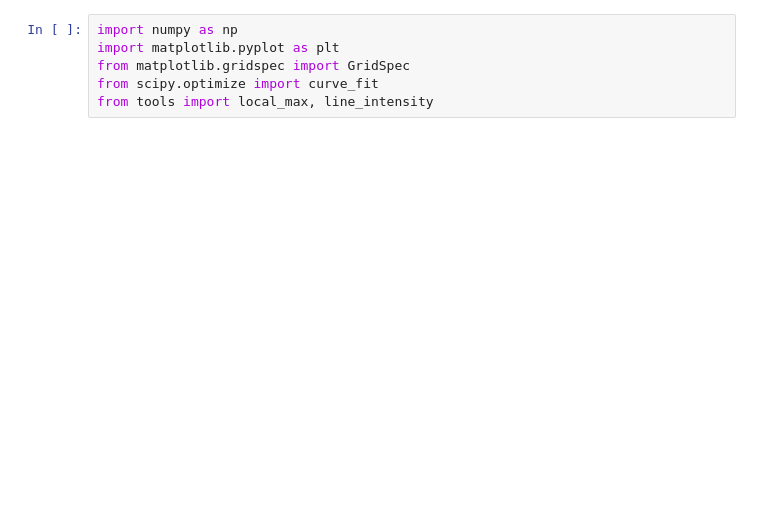
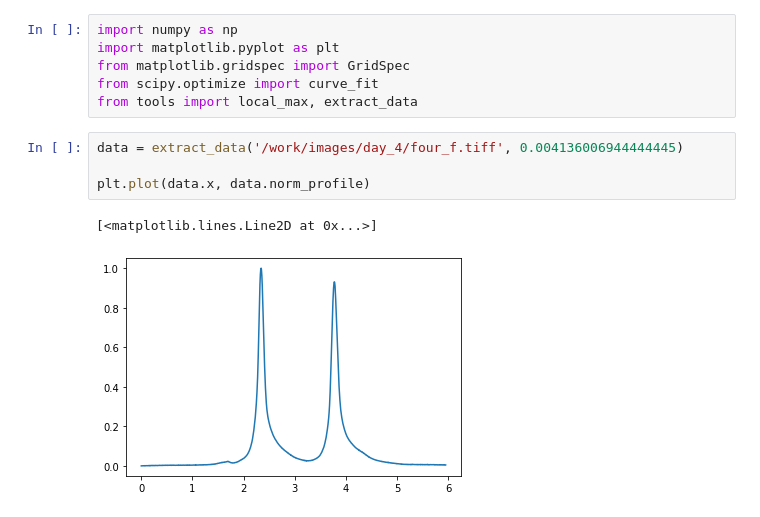
Before and after one commit to Elliot-Wadge/Phys-332W-SF, a Jupyter notebook: elliot_testing.ipynb, the cells around one changed output. Cells and saved outputs as stored; diff of their text form; blank space fills up the shorter version.

```diff
--- a/elliot_testing.ipynb
+++ b/elliot_testing.ipynb
@@ -3,7 +3,14 @@ import numpy as np
 import matplotlib.pyplot as plt
 from matplotlib.gridspec import GridSpec
 from scipy.optimize import curve_fit
-from tools import local_max, line_intensity
+from tools import local_max, extract_data
+# %%
+data = extract_data('/work/images/day_4/four_f.tiff', 0.004136006944444445)
+
+plt.plot(data.x, data.norm_profile)
+# %% [output]
+[<matplotlib.lines.Line2D at 0x...>]
+[figure, added]
 # %% [markdown]
 <a style='text-decoration:none;line-height:16px;display:flex;color:#5B5B62;padding:10px;justify-content:end;' href='https://deepnote.com?utm_source=created-in-deepnote-cell&projectId=d5fa1824-1bb4-43c9-8e7a-6904bae8e065' target="_blank">
 <img alt='Created in deepnote.com' style='display:inline;max-height:16px;margin:0px;margin-right:7.5px;' src='embedded-picture-1' > </img>
```
Also changed, not shown: 9 other files.
